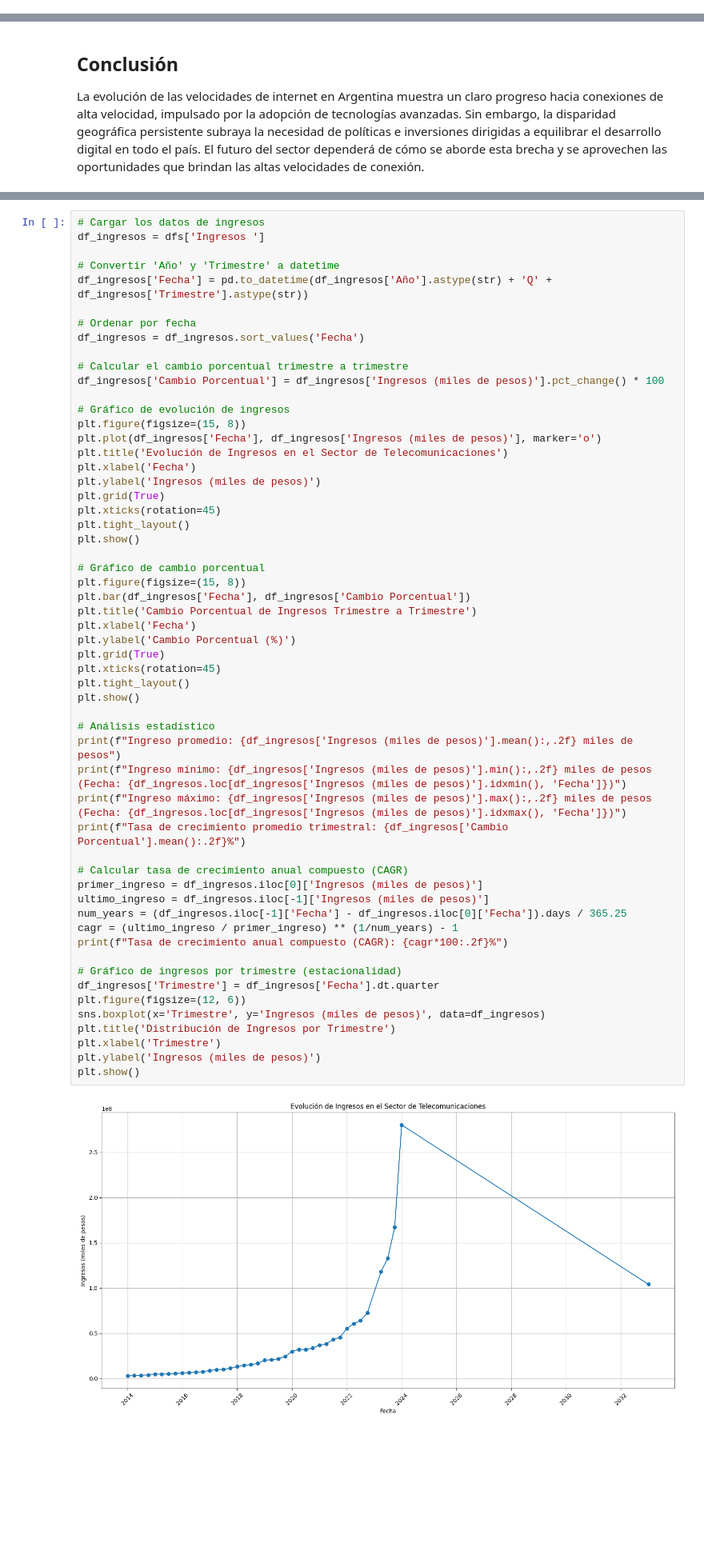
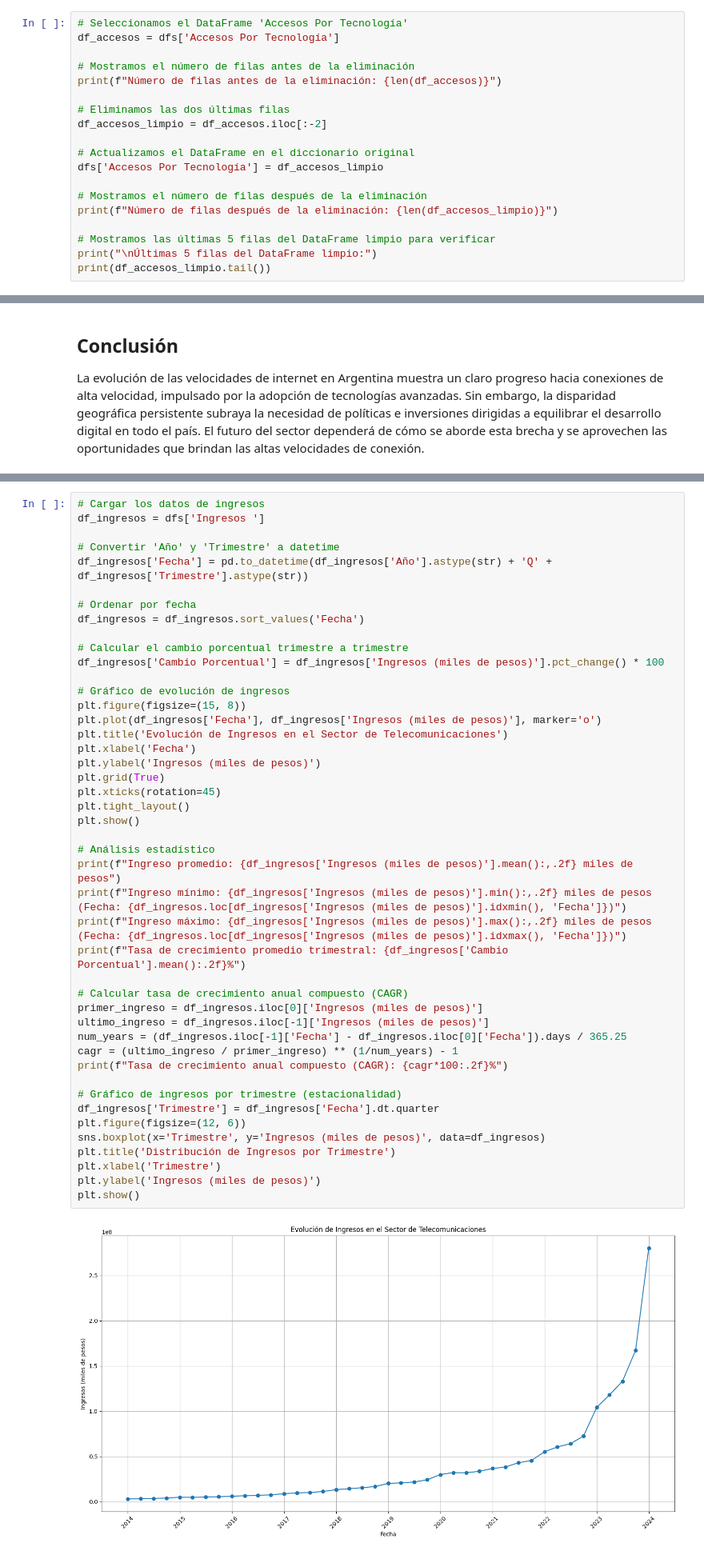
Before and after one commit to Adlazz/Servicios_internet_arg, a Jupyter notebook: EDA.ipynb, the cells around one changed output, grey strips where cells are left out. Shown at 80% size. Saved outputs shown, nothing was run; the diff lists cells and outputs as text; blank space fills up the shorter version.

```diff
--- a/EDA.ipynb
+++ b/EDA.ipynb
@@ -95,0 +116,19 @@ dfs['Penetracion-hogares'].head()
+# %%
+# Seleccionamos el DataFrame 'Accesos Por Tecnología'
+df_accesos = dfs['Accesos Por Tecnología']
+
+# Mostramos el número de filas antes de la eliminación
+print(f"Número de filas antes de la eliminación: {len(df_accesos)}")
+
+# Eliminamos las dos últimas filas
+df_accesos_limpio = df_accesos.iloc[:-2]
+
+# Actualizamos el DataFrame en el diccionario original
+dfs['Accesos Por Tecnología'] = df_accesos_limpio
+
+# Mostramos el número de filas después de la eliminación
+print(f"Número de filas después de la eliminación: {len(df_accesos_limpio)}")
+
+# Mostramos las últimas 5 filas del DataFrame limpio para verificar
+print("\nÚltimas 5 filas del DataFrame limpio:")
+print(df_accesos_limpio.tail())
@@ -959,42 +1068,31 @@ plt.plot(df_ingresos['Fecha'], df_ingresos['Ingresos (miles de pesos)'], marker=
 plt.title('Evolución de Ingresos en el Sector de Telecomunicaciones')
 plt.xlabel('Fecha')
 plt.ylabel('Ingresos (miles de pesos)')
-plt.grid(True)
-plt.xticks(rotation=45)
-plt.tight_layout()
-plt.show()
-
-# Gráfico de cambio porcentual
-plt.figure(figsize=(15, 8))
-plt.bar(df_ingresos['Fecha'], df_ingresos['Cambio Porcentual'])
-plt.title('Cambio Porcentual de Ingresos Trimestre a Trimestre')
-plt.xlabel('Fecha')
-plt.ylabel('Cambio Porcentual (%)')
 plt.grid(True)
 plt.xticks(rotation=45)
 plt.tight_layout()
 plt.show()
 
 # Análisis estadístico
 print(f"Ingreso promedio: {df_ingresos['Ingresos (miles de pesos)'].mean():,.2f} miles de pesos")
 print(f"Ingreso mínimo: {df_ingresos['Ingresos (miles de pesos)'].min():,.2f} miles de pesos (Fecha: {df_ingresos.loc[df_ingresos['Ingresos (miles de pesos)'].idxmin(), 'Fecha']})")
 print(f"Ingreso máximo: {df_ingresos['Ingresos (miles de pesos)'].max():,.2f} miles de pesos (Fecha: {df_ingresos.loc[df_ingresos['Ingresos (miles de pesos)'].idxmax(), 'Fecha']})")
 print(f"Tasa de crecimiento promedio trimestral: {df_ingresos['Cambio Porcentual'].mean():.2f}%")
 
 # Calcular tasa de crecimiento anual compuesto (CAGR)
 primer_ingreso = df_ingresos.iloc[0]['Ingresos (miles de pesos)']
 ultimo_ingreso = df_ingresos.iloc[-1]['Ingresos (miles de pesos)']
 num_years = (df_ingresos.iloc[-1]['Fecha'] - df_ingresos.iloc[0]['Fecha']).days / 365.25
 cagr = (ultimo_ingreso / primer_ingreso) ** (1/num_years) - 1
 print(f"Tasa de crecimiento anual compuesto (CAGR): {cagr*100:.2f}%")
 
 # Gráfico de ingresos por trimestre (estacionalidad)
 df_ingresos['Trimestre'] = df_ingresos['Fecha'].dt.quarter
 plt.figure(figsize=(12, 6))
 sns.boxplot(x='Trimestre', y='Ingresos (miles de pesos)', data=df_ingresos)
 plt.title('Distribución de Ingresos por Trimestre')
 plt.xlabel('Trimestre')
 plt.ylabel('Ingresos (miles de pesos)')
 plt.show()
 # %% [output]
-[figure, old version]
+[figure, new version]
```
Also changed, not shown: parts of 46 cells of this notebook, 6 other files.
